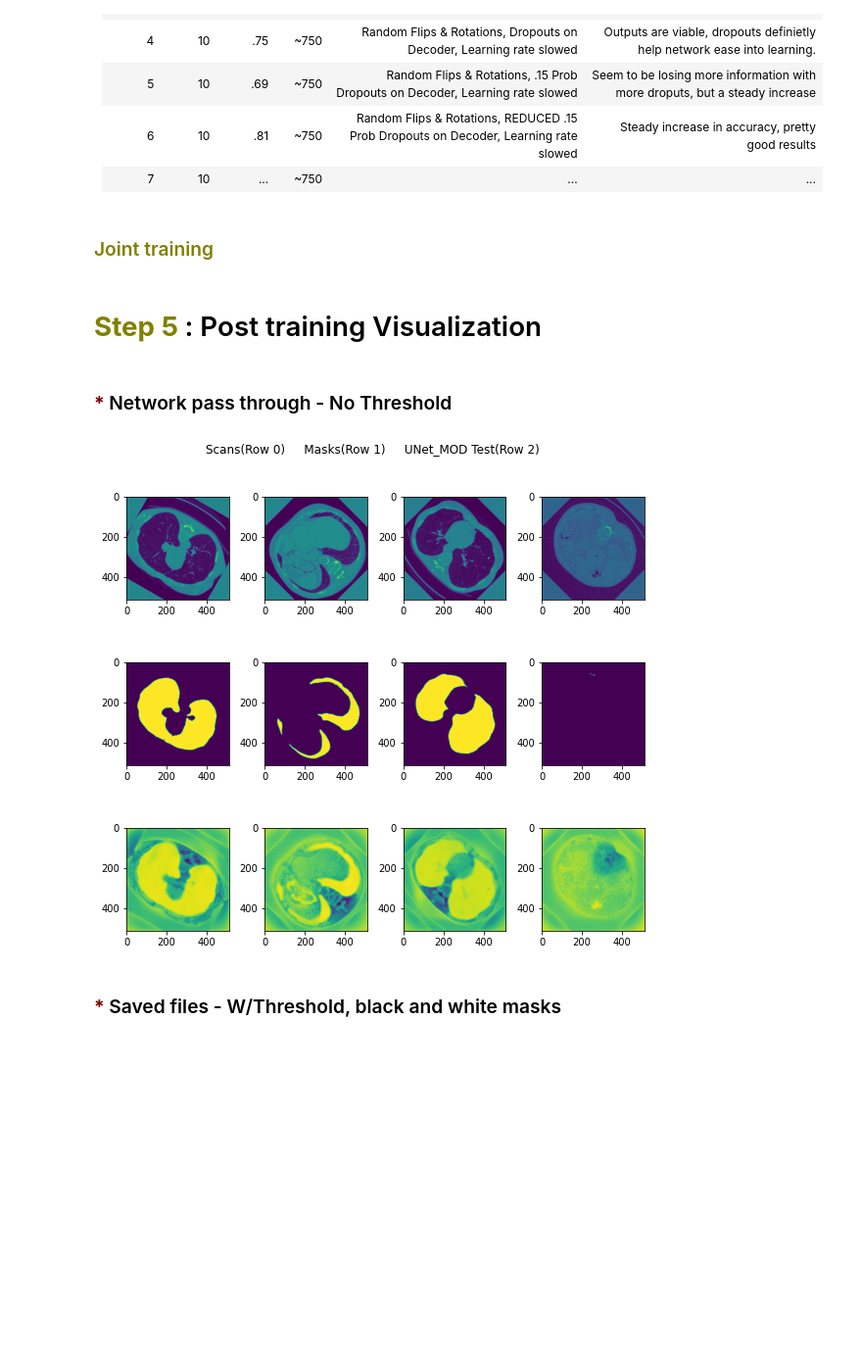
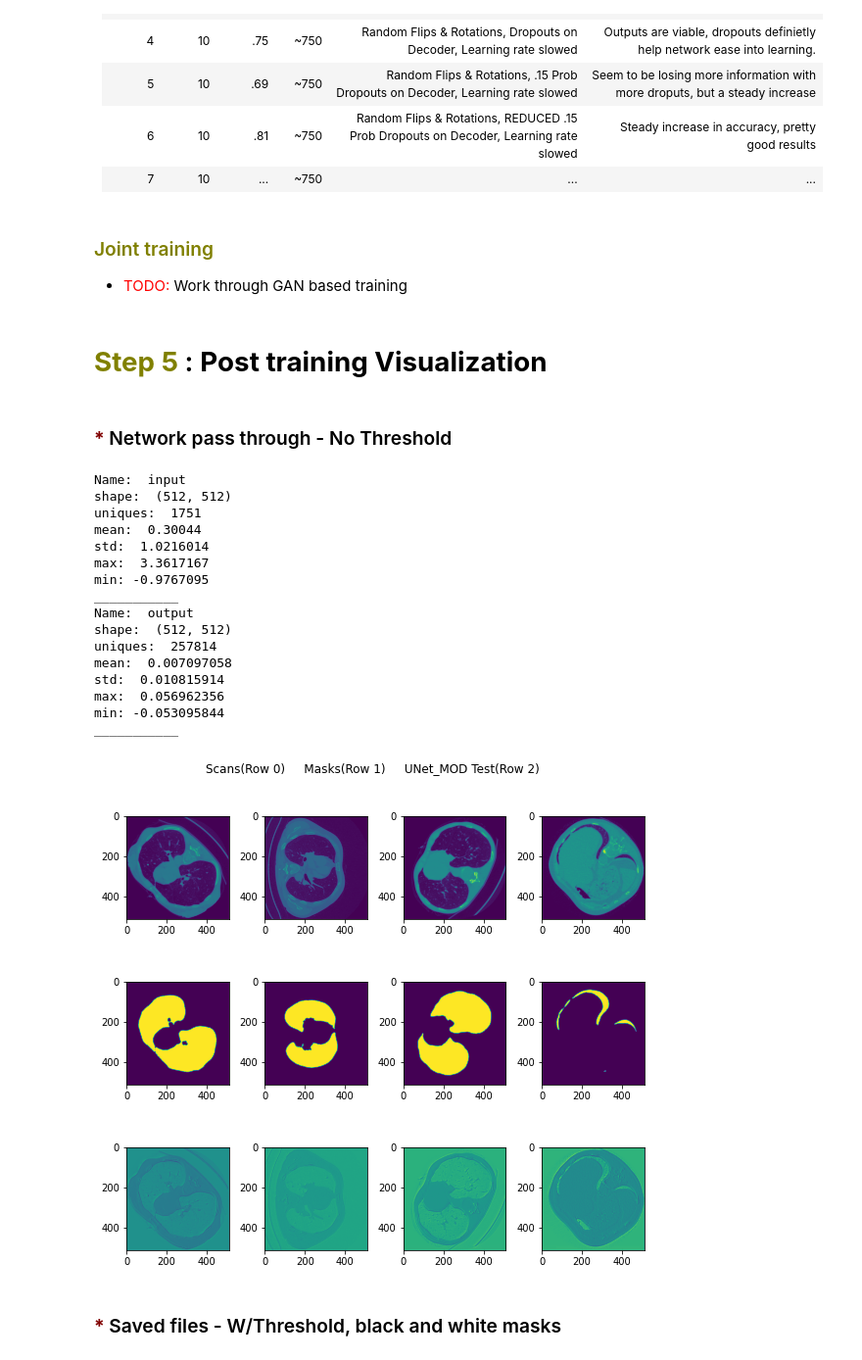
Before and after one commit to Mandersss/AML-AVGAN-22, a Jupyter notebook: Phase2_Lung_Segmentation_GAN.ipynb, the cells around one changed output. Shown at 98% size. Cells and saved outputs as stored; diff of their text form; code cells hidden in the pictures; blank space fills up the shorter version.

```diff
--- a/Phase2_Lung_Segmentation_GAN.ipynb
+++ b/Phase2_Lung_Segmentation_GAN.ipynb
@@ -532,10 +551,11 @@ class MyTransform():
         self.hflip = hflip
 
     def __call__(self, x):
-        x = TF.to_tensor(x)
-        x = TF.rotate(x, self.angle)
-        if self.vflip: x = TF.vflip(x);
-        if self.hflip: x = TF.hflip(x);
+
+        x = torch.unsqueeze(x, 0) # Need the leading dimension to perform a rotation
+        x = TF.rotate(x, self.angle, fill = x[0, -1 ,-1].item()) # Fill the outer space with pixel on the uppermost corner (absolute background of CT) to avoid square edges in images
+        if self.vflip: x = TF.vflip(x)
+        if self.hflip: x = TF.hflip(x)
         return x
 # %%
 """
@@ -1175,12 +1281,12 @@ start_time = time.time()
 # Begin training
 for epoch in range(NUM_EPOCHS):
 
-    train_fn(trainLoader, model, optimizer, lossfn, scaler)
+    train_fn_GEN(trainLoader, model, G_optimizer, lossfn, scaler)
 
     # save model
     checkpoint = {
         "state_dict": model.state_dict(),
-        "optimizer":optimizer.state_dict(),
+        "optimizer":G_optimizer.state_dict(),
     }
     save_checkpoint(checkpoint)
 
@@ -1225,3 +1319,5 @@ Finished Training in 31 mins
 | 7| 10 | ... | ~750 | ... | ...
 # %% [markdown]
 ### <font color = olive> Joint training  </font>
+
+* <font color =red> TODO: </font> Work through GAN based training
@@ -1228,29 +1372,60 @@ Finished Training in 31 mins
 # %% [markdown]
-# <font color = olive> <b> Step 5 </b> </font> : Post training Visualization
+# <font color = olive> <b> Step 5 </b> </font> : **Post training Visualization**
 # %% [markdown]
 ### <font color = Maroon> <b> * </b> </font> Network pass through - No Threshold
+# %%
+# -------------------------------# ANALYSIS HELPER FUNCTIONS # -------------------------------#
+def npstats(x, name):
+  print("Name: ", name)
+  print("shape: ", x.shape)
+  print("uniques: ",len(np.unique(x)))
+  print("mean: ", np.mean(x))
+  print("std: ", np.std(x))
+  print("max: ", np.max(x))
+  print("min:",np.min(x))
+  print("___________")
 # %%
 """
 Step 5: Visualizing network output
 """
 
 # --------- NETWORK IN/OUT TESTING ------- #
 fig ,ax = plt.subplots(3,4,figsize=(8,8))
 fig.set_tight_layout(True)
 fig.suptitle("Scans(Row 0)     Masks(Row 1)     UNet_MOD Test(Row 2)")
 
 for i, data in enumerate(testLoader, 0):
 
   # Graph 4 instances of the input and label
   if i==4: break
   else:
     inputs, labels = data[0].to(device = DEVICE, dtype = torch.float), data[1].to(device = DEVICE, dtype = torch.float)
 
     ax[0][i].imshow(np.squeeze(np.squeeze(np.asarray(inputs.cpu().detach().numpy()))))
     ax[1][i].imshow(np.squeeze(np.squeeze(np.asarray(labels.cpu().detach().numpy()))))
     ax[2][i].imshow(np.squeeze(np.squeeze(np.asarray(model(inputs).cpu().detach().numpy()))))
+
+
+npstats(np.squeeze(np.squeeze(np.asarray(inputs.cpu().detach().numpy()))), "input ")
+npstats(np.squeeze(np.squeeze(np.asarray(model(inputs).cpu().detach().numpy()))), "output ")
 # %% [output]
+Name:  input
+shape:  (512, 512)
+uniques:  1751
+mean:  0.30044
+std:  1.0216014
+max:  3.3617167
+min: -0.9767095
+___________
+Name:  output
+shape:  (512, 512)
+uniques:  257814
+mean:  0.007097058
+std:  0.010815914
+max:  0.056962356
+min: -0.053095844
+___________
-[figure, old version]
+[figure, new version]
 # %% [markdown]
 ### <font color = Maroon> <b> * </b> </font> Saved files - W/Threshold, black and white masks
 # %%
```
Also changed, not shown: parts of 24 cells of this notebook.
